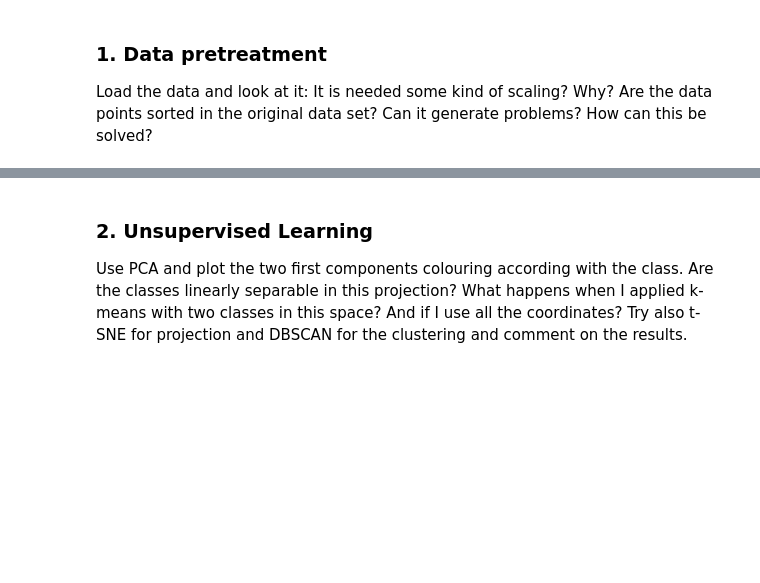
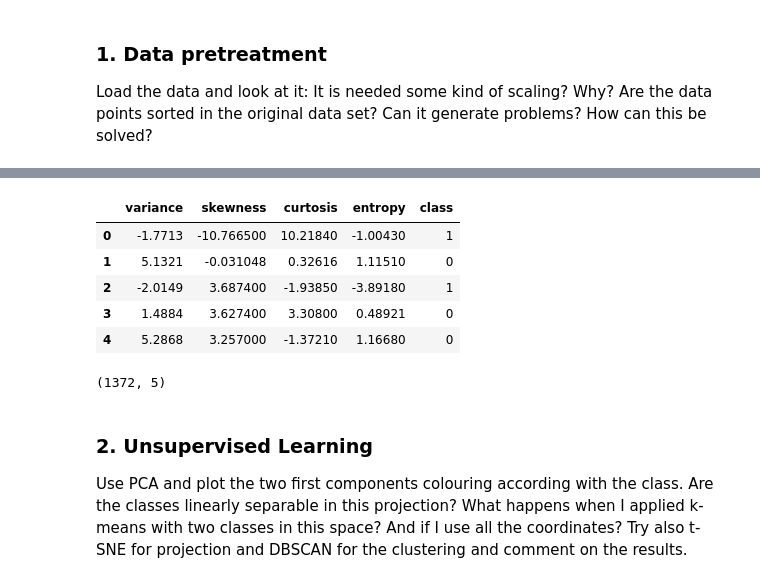
Before and after one commit to matteo-orsi/MachineLearning, a Jupyter notebook: challenges/challenge-01/challenge-01.ipynb, the cells around one changed output, grey strips where cells are left out. Cells and saved outputs as stored; diff of their text form; code cells hidden in the pictures; blank space fills up the shorter version.

```diff
--- a/challenges/challenge-01/challenge-01.ipynb
+++ b/challenges/challenge-01/challenge-01.ipynb
@@ -28,3 +59,17 @@ Load the data and look at it: It is needed some kind of scaling? Why? Are the da
+# %%
+data = data.sample(frac = 1, random_state = 0).reset_index(drop = True)
+data.head()
+# %% [output]
+|  | variance | skewness | curtosis | entropy | class |
+| 0 | -1.7713 | -10.766500 | 10.21840 | -1.00430 | 1 |
+| 1 | 5.1321 | -0.031048 | 0.32616 | 1.11510 | 0 |
+| 2 | -2.0149 | 3.687400 | -1.93850 | -3.89180 | 1 |
+| 3 | 1.4884 | 3.627400 | 3.30800 | 0.48921 | 0 |
+| 4 | 5.2868 | 3.257000 | -1.37210 | 1.16680 | 0 |
+# %%
+data.shape
+# %% [output]
+(1372, 5)
 # %% [markdown]
 ### 2. Unsupervised Learning
 
```
Also changed, not shown: parts of 3 cells of this notebook.
